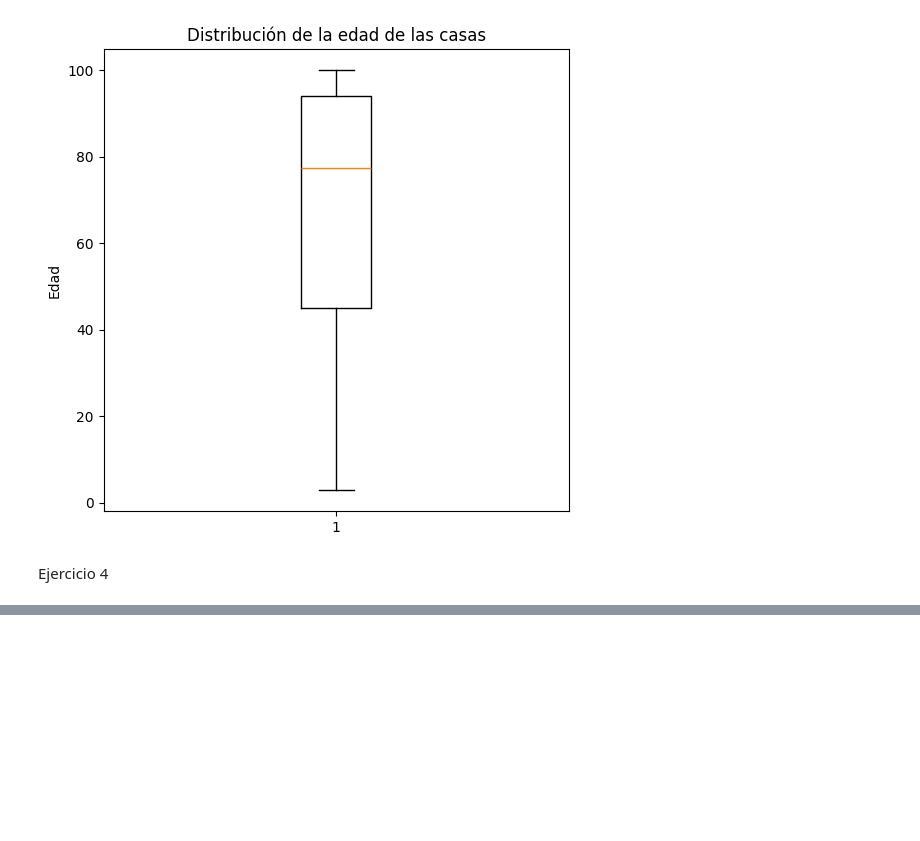
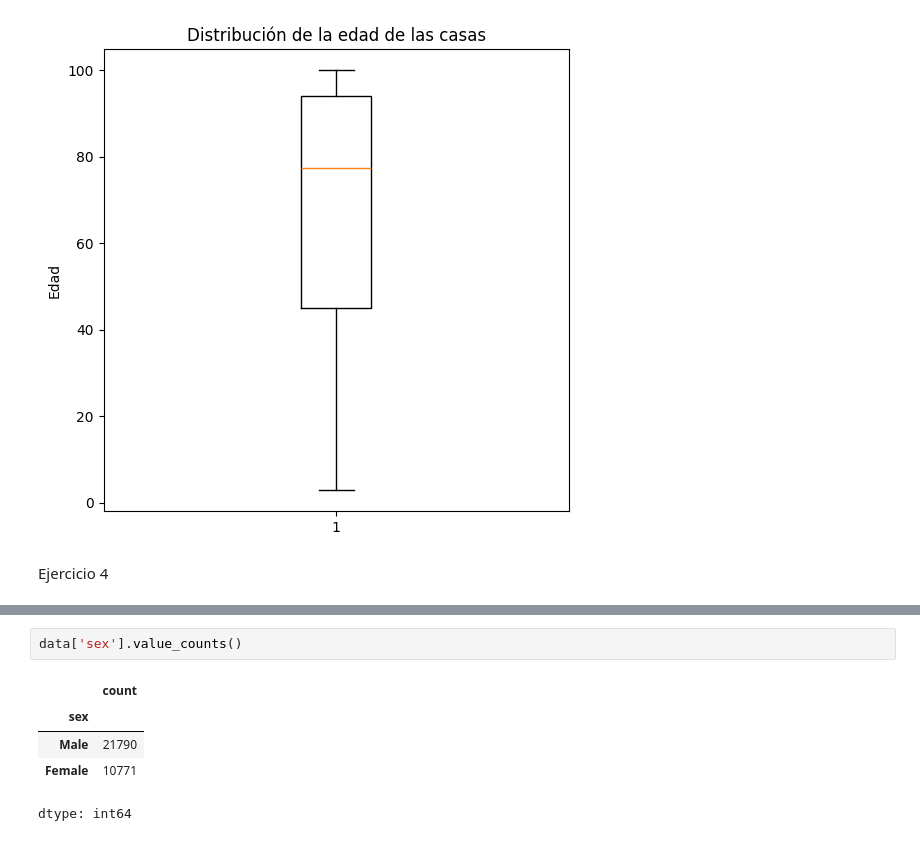
Before and after one commit to DanielLaBanda/DanielLaBanda, a Jupyter notebook: A01285898_M1_Actividad_5_Programación_en_Python_Librerías_Numpy_Matplotlib_Pandas.ipynb, the cells around one changed output, grey strips where cells are left out. Saved outputs shown, nothing was run; the diff lists cells and outputs as text; blank space fills up the shorter version.

```diff
--- a/A01285898_M1_Actividad_5_Programación_en_Python_Librerías_Numpy_Matplotlib_Pandas.ipynb
+++ b/A01285898_M1_Actividad_5_Programación_en_Python_Librerías_Numpy_Matplotlib_Pandas.ipynb
@@ -358,0 +381,8 @@ Ejercicio 4
+# %%
+data['sex'].value_counts()
+# %% [output]
+|  | count |
+| sex |  |
+| Male | 21790 |
+| Female | 10771 |
+dtype: int64
```
Also changed, not shown: parts of 4 cells of this notebook.
